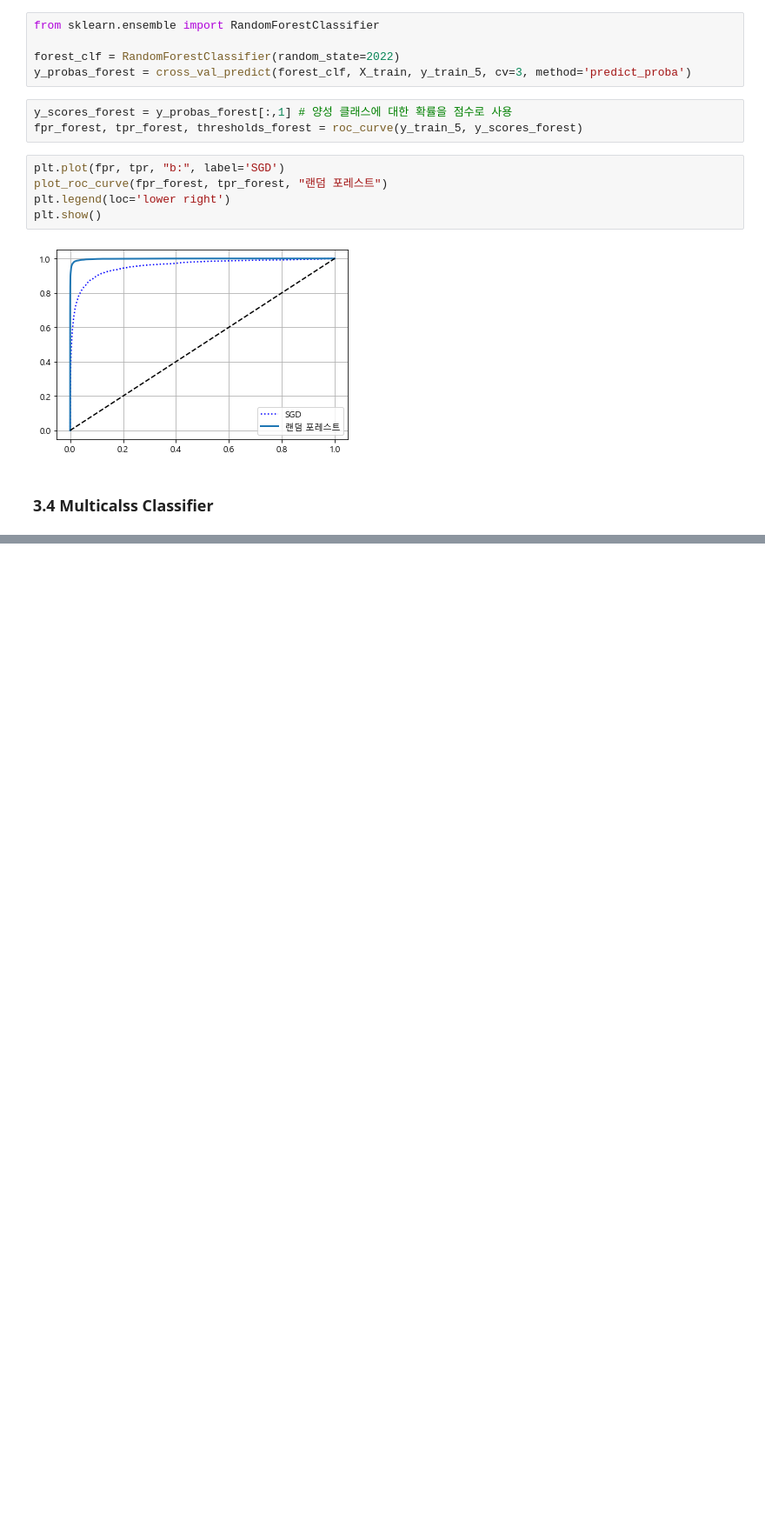
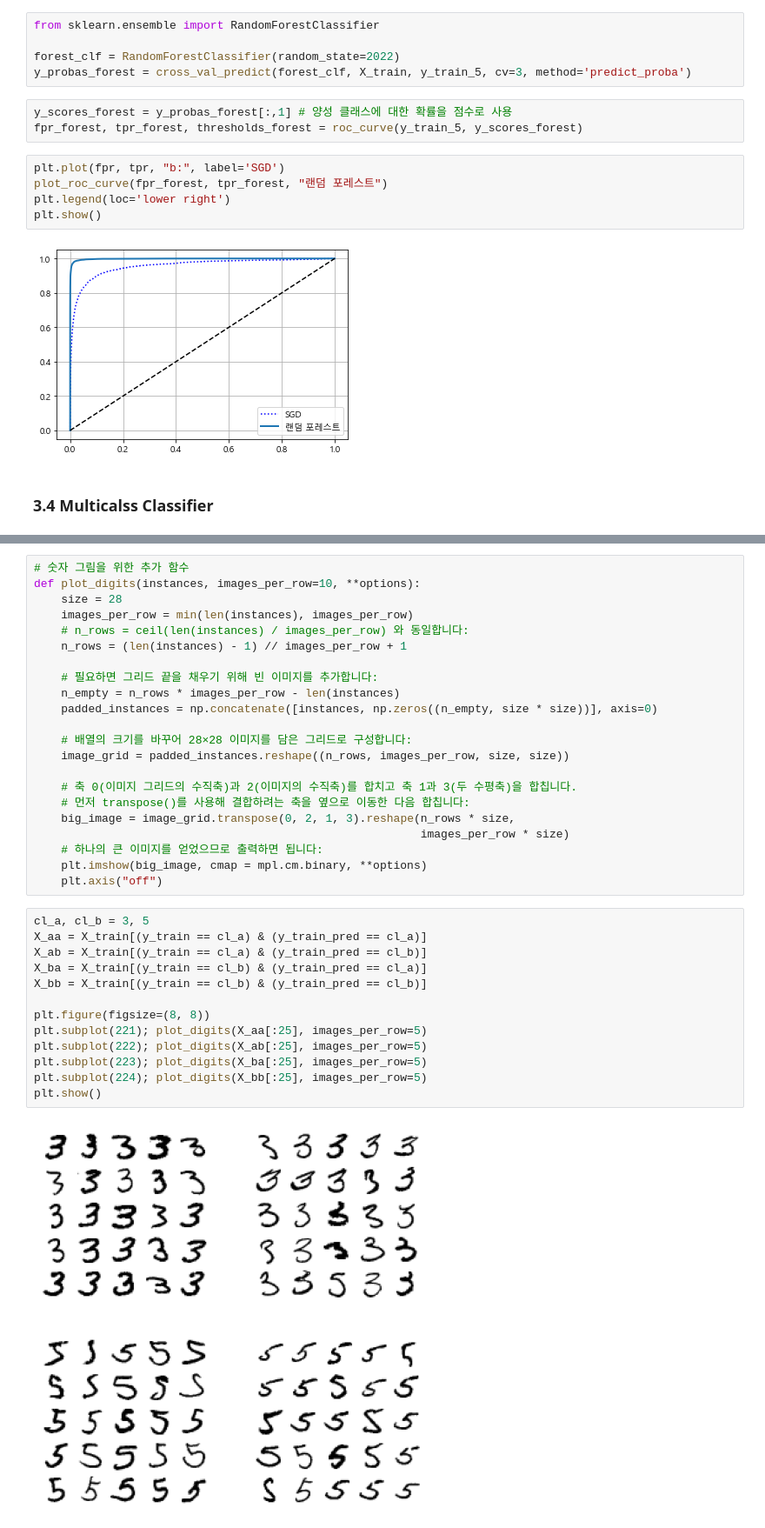
Before and after one commit to luckyspia/Statements, a Jupyter notebook: Hands_on_Machine_Learning_2nd_/ch03.Classification.ipynb, the cells around one changed output, grey strips where cells are left out. Shown: that part at 87% size. Saved outputs shown, nothing was run; the diff lists cells and outputs as text; blank space fills up the shorter version.

```diff
--- a/Hands_on_Machine_Learning_2nd_/ch03.Classification.ipynb
+++ b/Hands_on_Machine_Learning_2nd_/ch03.Classification.ipynb
@@ -220,0 +320,37 @@ from sklearn.svm import SVC
+# %%
+# 숫자 그림을 위한 추가 함수
+def plot_digits(instances, images_per_row=10, **options):
+    size = 28
+    images_per_row = min(len(instances), images_per_row)
+    # n_rows = ceil(len(instances) / images_per_row) 와 동일합니다:
+    n_rows = (len(instances) - 1) // images_per_row + 1
+
+    # 필요하면 그리드 끝을 채우기 위해 빈 이미지를 추가합니다:
+    n_empty = n_rows * images_per_row - len(instances)
+    padded_instances = np.concatenate([instances, np.zeros((n_empty, size * size))], axis=0)
+
+    # 배열의 크기를 바꾸어 28×28 이미지를 담은 그리드로 구성합니다:
+    image_grid = padded_instances.reshape((n_rows, images_per_row, size, size))
+
+    # 축 0(이미지 그리드의 수직축)과 2(이미지의 수직축)를 합치고 축 1과 3(두 수평축)을 합칩니다.
+    # 먼저 transpose()를 사용해 결합하려는 축을 옆으로 이동한 다음 합칩니다:
+    big_image = image_grid.transpose(0, 2, 1, 3).reshape(n_rows * size,
+                                                         images_per_row * size)
+    # 하나의 큰 이미지를 얻었으므로 출력하면 됩니다:
+    plt.imshow(big_image, cmap = mpl.cm.binary, **options)
+    plt.axis("off")
+# %%
+cl_a, cl_b = 3, 5
+X_aa = X_train[(y_train == cl_a) & (y_train_pred == cl_a)]
+X_ab = X_train[(y_train == cl_a) & (y_train_pred == cl_b)]
+X_ba = X_train[(y_train == cl_b) & (y_train_pred == cl_a)]
+X_bb = X_train[(y_train == cl_b) & (y_train_pred == cl_b)]
+
+plt.figure(figsize=(8, 8))
+plt.subplot(221); plot_digits(X_aa[:25], images_per_row=5)
+plt.subplot(222); plot_digits(X_ab[:25], images_per_row=5)
+plt.subplot(223); plot_digits(X_ba[:25], images_per_row=5)
+plt.subplot(224); plot_digits(X_bb[:25], images_per_row=5)
+plt.show()
+# %% [output]
+[figure, added]
```
Also changed, not shown: parts of 25 cells of this notebook.
